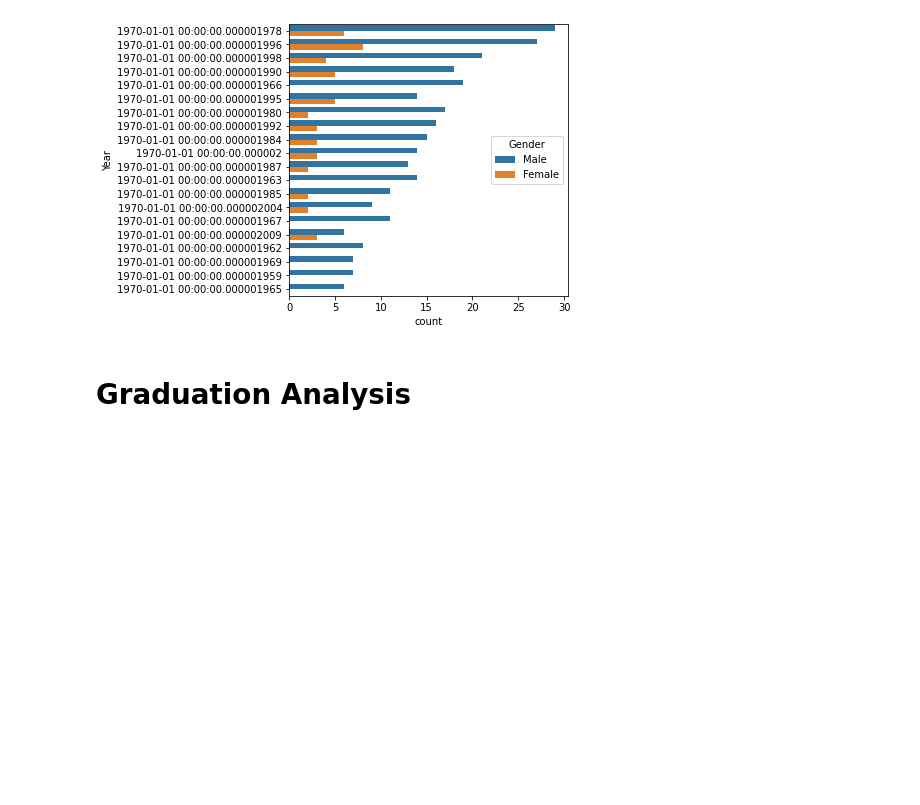
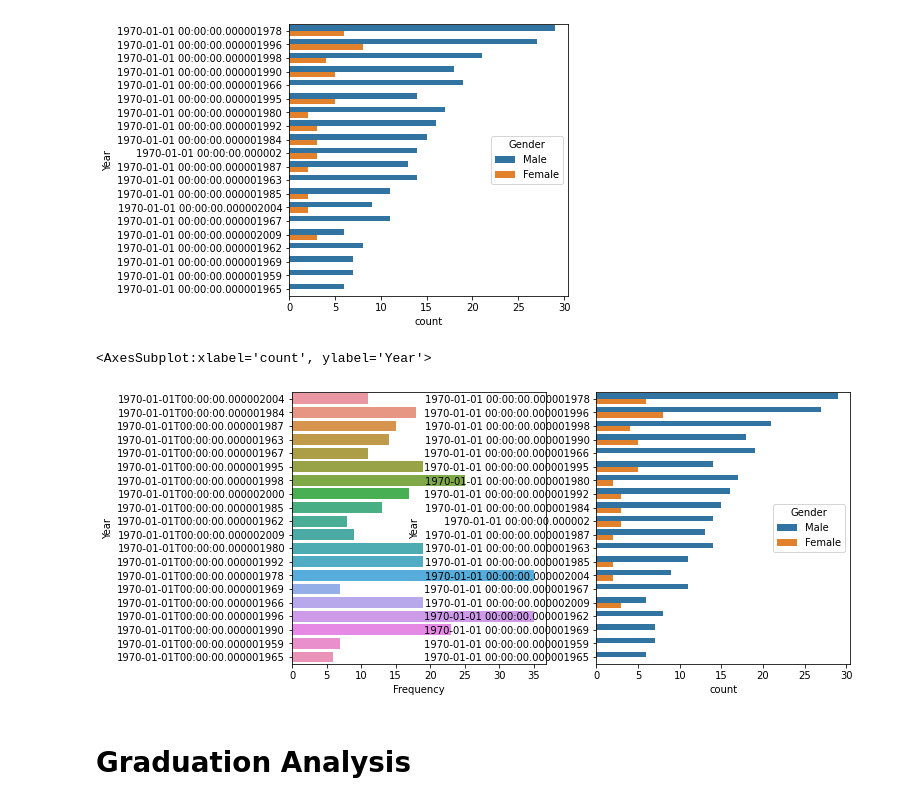
Before and after one commit to eytanni/-, a Jupyter notebook: astronauts.ipynb, the cells around one changed output. Cells and saved outputs as stored; diff of their text form; code cells hidden in the pictures; blank space fills up the shorter version.

```diff
--- a/astronauts.ipynb
+++ b/astronauts.ipynb
@@ -169,6 +169,21 @@ sns.countplot(y=df["Year"],hue=df["Gender"],order=count_gender.nlargest(50).inde
 <AxesSubplot:xlabel='count', ylabel='Year'>
 [figure]
 [figure]
+# %%
+plt.figure(figsize=(10,5))
+plt.subplot(1,2,1)
+
+count_year = df['Year'].value_counts()
+#order=count_year.nlargest(50).index
+sns.countplot(y=df['Year']).set(ylabel='Year',xlabel='Frequency')
+
+plt.subplot(1,2,2)
+# plt.figure(figsize=(5,5))
+count_gender = df['Year'].value_counts()
+sns.countplot(y=df["Year"],hue=df["Gender"],order=count_gender.nlargest(50).index)
+# %% [output]
+<AxesSubplot:xlabel='count', ylabel='Year'>
+[figure, added]
 # %% [markdown]
 # Graduation Analysis
 # %%
```
